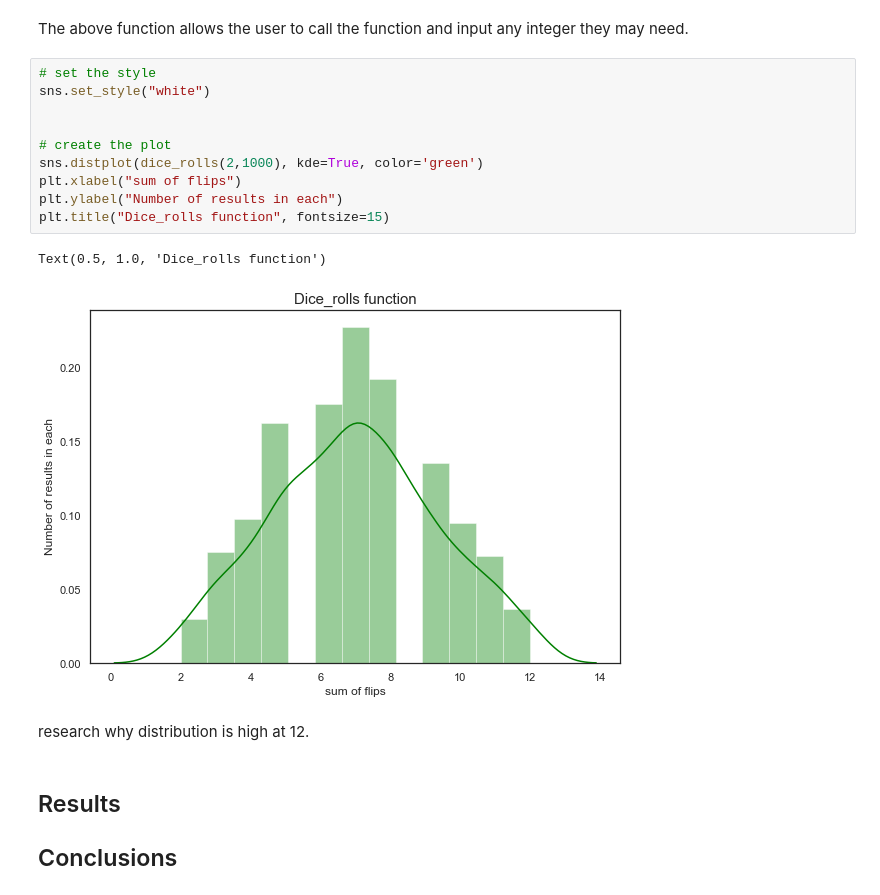
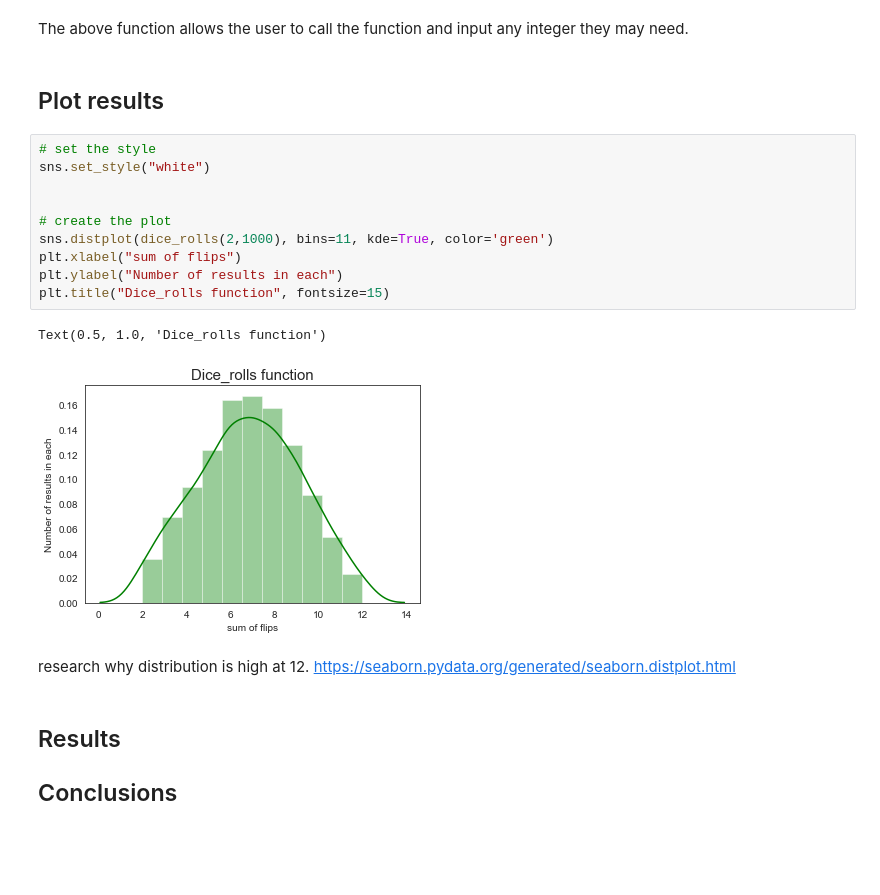
Before and after one commit to eoinlees/FofDA-assessment-2020, a Jupyter notebook: Tasks 2020.ipynb, the cells around one changed output. Cells and saved outputs as stored; diff of their text form; blank space fills up the shorter version.

Commit message:
Task 2: edited. Dice distributions investigated. Function to be changed.

```diff
--- a/Tasks 2020.ipynb
+++ b/Tasks 2020.ipynb
@@ -247,20 +335,22 @@ Enter the number of times you wish to do this: 2
 # %% [markdown]
 The above function allows the user to call the function and input any integer they may need.
+# %% [markdown]
+## Plot results
 # %%
 # set the style
 sns.set_style("white")
 
 
 # create the plot
-sns.distplot(dice_rolls(2,1000), kde=True, color='green')
+sns.distplot(dice_rolls(2,1000), bins=11, kde=True, color='green')
 plt.xlabel("sum of flips")
 plt.ylabel("Number of results in each")
 plt.title("Dice_rolls function", fontsize=15)
 # %% [output]
 Text(0.5, 1.0, 'Dice_rolls function')
-[figure, old version]
+[figure, new version]
 # %% [markdown]
-research why distribution is high at 12.
+research why distribution is high at 12. https://seaborn.pydata.org/generated/seaborn.distplot.html
 # %% [markdown]
 ## Results
 
```
Also changed, not shown: parts of 21 cells of this notebook.
